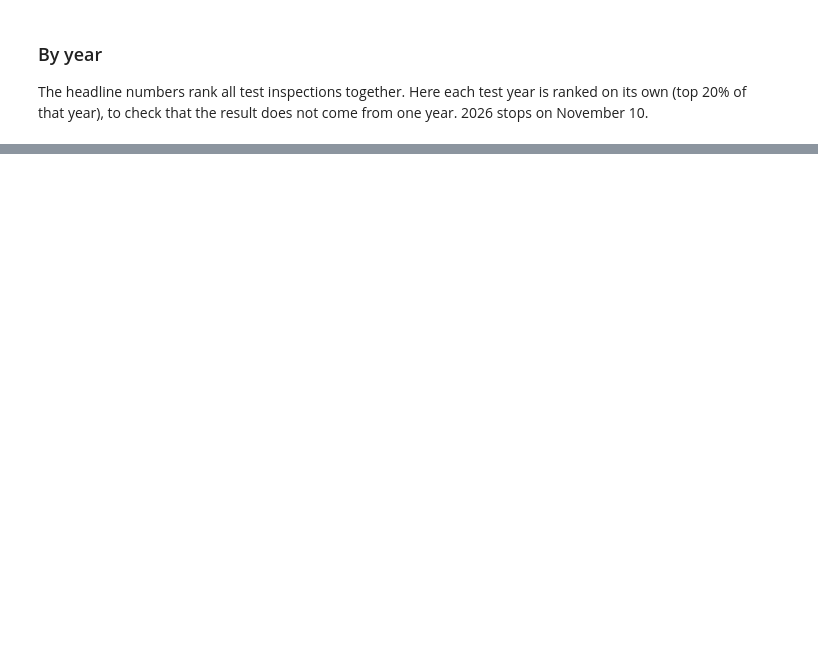
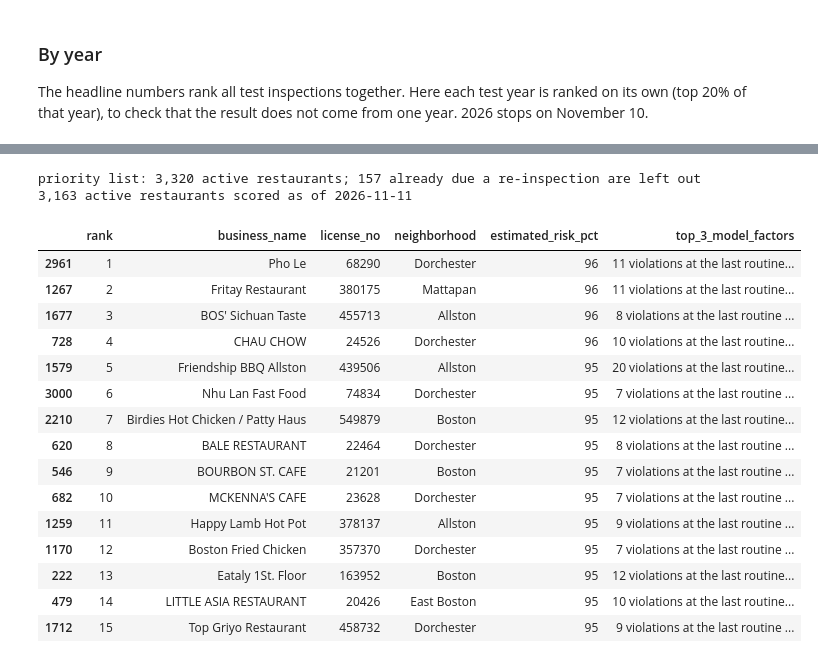
Before and after one commit to nh13120/boston-restaurant-inspection-risk, a Jupyter notebook: notebooks/04_results.ipynb, the cells around one changed output, grey strips where cells are left out. Drawn from its saved outputs; the diff is of its cells as text; code cells hidden in the pictures; blank space fills up the shorter version.

```diff
--- a/notebooks/04_results.ipynb
+++ b/notebooks/04_results.ipynb
@@ -343,0 +305,63 @@ priority list: 3,320 active restaurants; 157 already due a re-inspection are lef
+# %%
+full = pd.read_parquet("../data/processed/inspections_full.parquet")
+as_of = pd.Timestamp(json.load(open("../data/raw/pull_metadata.json"))["pulled_at_utc"][:10])
+nxt = I.next_inspection_rows(full, as_of, F.add_history_features)
+
+# Same dtypes and categories as the training table.
+nxt[M.NUM_FEATURES] = nxt[M.NUM_FEATURES].astype("float64")
+for col in M.CAT_FEATURES:
+    nxt[col] = pd.Categorical(nxt[col], categories=table[col].cat.categories)
+
+if FINAL == "M2_lgbm_text":
+    emb_all = T.embed_cached(table["inspection_id"], table["prior_comments"], cache_dir="../data/processed")
+    pca_all = T.fit_pca(emb_all, fit_mask=has_text)
+    table_all = T.add_text_features(table.drop(columns=T.TEXT_FEATURES), emb_all, pca_all)
+    emb_next = T.embed_cached(nxt["inspection_id"], nxt["prior_comments"], cache_dir="../data/processed",
+                              name="embeddings_next")
+    nxt = T.add_text_features(nxt, emb_next, pca_all)
+else:
+    table_all = table
+
+deploy_params = {k: FROZEN[FINAL][k] for k in lgbm_keys}
+deploy_model = M.fit_lgbm(table_all, final_features, deploy_params)
+nxt["risk"] = deploy_model.predict_proba(nxt[final_features])[:, 1]
+nxt["factors"] = I.top_drivers(deploy_model, nxt[final_features], nxt, text_features=T.TEXT_FEATURES)
+nxt["factors"] = nxt["factors"].replace("", "no input raises the score above average")
+
+priority = (nxt.sort_values("risk", ascending=False)
+            .assign(rank=lambda d: np.arange(1, len(d) + 1), estimated_risk_pct=lambda d: (d["risk"] * 100).round(0).astype(int))
+            [["rank", "businessname", "licenseno", "neighborhood", "estimated_risk_pct", "factors"]]
+            .rename(columns={"businessname": "business_name", "licenseno": "license_no", "factors": "top_3_model_factors"}))
+assert not F.OWNER_COLUMNS & set(priority.columns)
+priority.to_csv("../results/priority_list.csv", index=False)
+open("../results/priority_list_note.md", "w").write(
+    "# How to read `priority_list.csv`\n\n"
+    f"The list ranks {len(priority):,} active Boston restaurants by a model's estimate of the chance that their next "
+    f"routine inspection fails, as of {as_of.date()}. The estimate comes from public inspection records only.\n\n"
+    "- `estimated_risk_pct` is a model estimate. It is not a finding about the business, and a high value does not "
+    "mean the restaurant is unsafe today.\n"
+    "- `top_3_model_factors` are the inputs that raise the estimate the most. They explain the model. They are not causes.\n"
+    "- Location is one of the inputs, so restaurants in some neighborhoods rank higher on average.\n"
+    "- The list is a suggestion for where an inspector might look first. It should not be used to rate or compare "
+    "businesses in public.\n")
+print(f"{len(priority):,} active restaurants scored as of {as_of.date()}")
+priority.head(15)
+# %% [output]
+priority list: 3,320 active restaurants; 157 already due a re-inspection are left out
+3,163 active restaurants scored as of 2026-11-11
+|  | rank | business_name | license_no | neighborhood | estimated_risk_pct | top_3_model_factors |
+| 2961 | 1 | Pho Le | 68290 | Dorchester | 96 | 11 violations at the last routine... |
+| 1267 | 2 | Fritay Restaurant | 380175 | Mattapan | 96 | 11 violations at the last routine... |
+| 1677 | 3 | BOS' Sichuan Taste | 455713 | Allston | 96 | 8 violations at the last routine ... |
+| 728 | 4 | CHAU CHOW | 24526 | Dorchester | 96 | 10 violations at the last routine... |
+| 1579 | 5 | Friendship BBQ Allston | 439506 | Allston | 95 | 20 violations at the last routine... |
+| 3000 | 6 | Nhu Lan Fast Food | 74834 | Dorchester | 95 | 7 violations at the last routine ... |
+| 2210 | 7 | Birdies Hot Chicken / Patty Haus | 549879 | Boston | 95 | 12 violations at the last routine... |
+| 620 | 8 | BALE RESTAURANT | 22464 | Dorchester | 95 | 8 violations at the last routine ... |
+| 546 | 9 | BOURBON ST. CAFE | 21201 | Boston | 95 | 7 violations at the last routine ... |
+| 682 | 10 | MCKENNA'S CAFE | 23628 | Dorchester | 95 | 7 violations at the last routine ... |
+| 1259 | 11 | Happy Lamb Hot Pot | 378137 | Allston | 95 | 9 violations at the last routine ... |
+| 1170 | 12 | Boston Fried Chicken | 357370 | Dorchester | 95 | 7 violations at the last routine ... |
+| 222 | 13 | Eataly 1St. Floor | 163952 | Boston | 95 | 12 violations at the last routine... |
+| 479 | 14 | LITTLE ASIA RESTAURANT | 20426 | East Boston | 95 | 10 violations at the last routine... |
+| 1712 | 15 | Top Griyo Restaurant | 458732 | Dorchester | 95 | 9 violations at the last routine ... |
```
Also changed, not shown: parts of 24 cells of this notebook, 13 other files.
